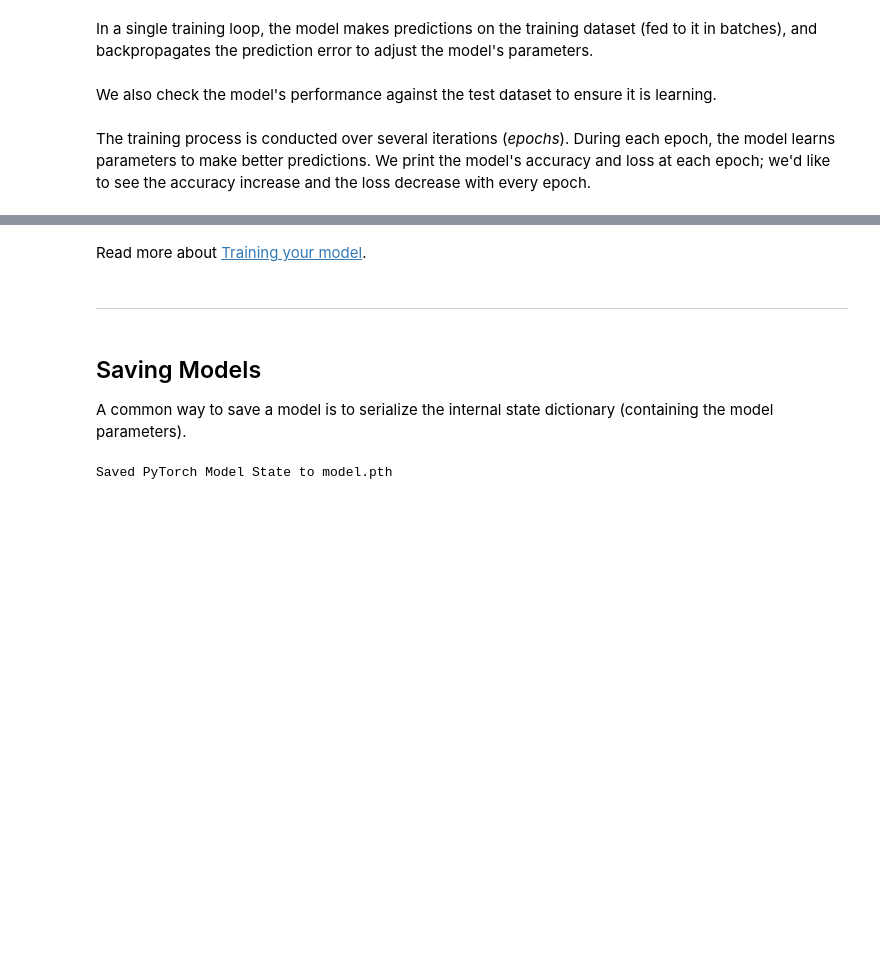
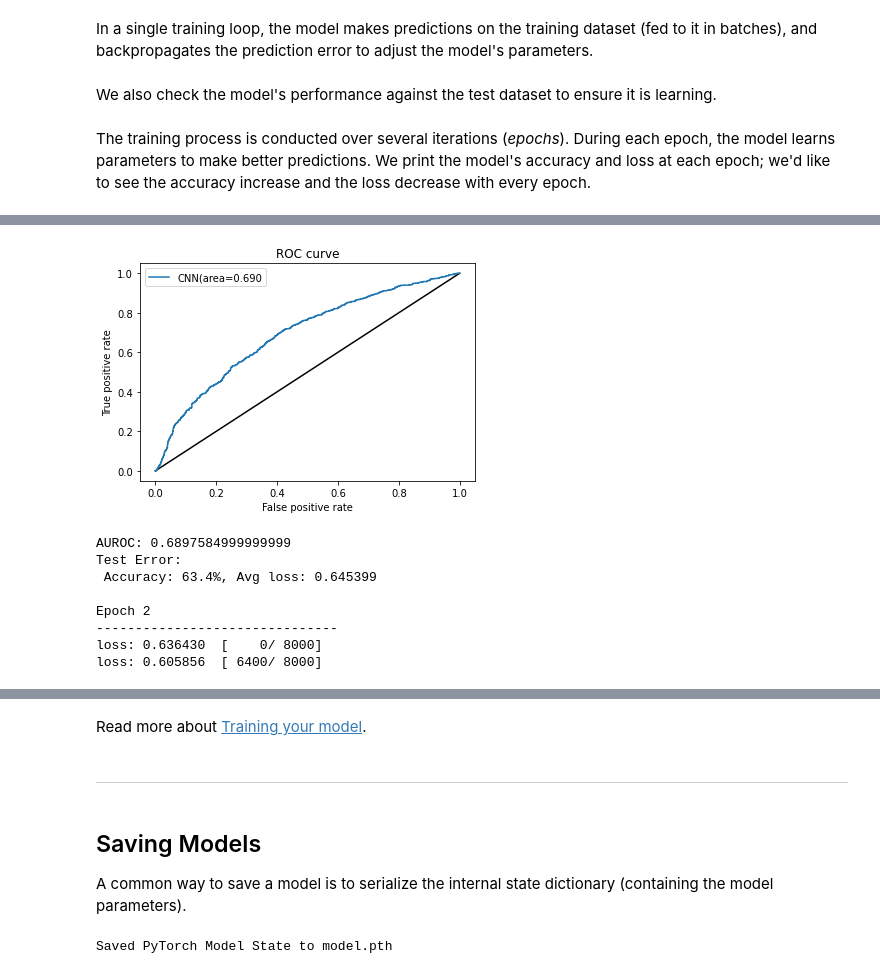
Before and after one commit to tyganderson/catclassifier-tyganderson, a Jupyter notebook: pytorch_tutorial.ipynb, the cells around one changed output, grey strips where cells are left out. Cells and saved outputs as stored; diff of their text form; code cells hidden in the pictures; blank space fills up the shorter version.

```diff
--- a/pytorch_tutorial.ipynb
+++ b/pytorch_tutorial.ipynb
@@ -220,17 +241,29 @@ def test(dataloader, model, loss_fn):
     with torch.no_grad():
         for X, y in dataloader:
             X, y = X.to(device), y.float().to(device)
+
+            # Get model prediction
             pred = model(X)
+            y_preds.append(pred)
 
-            y_preds.append(pred)
+            # Calculate loss of prediction
+            loss = loss_fn(pred, y).item()
+
+            # Append loss to validation losses
+            valid_losses.append(loss)
+
+            # Append label (y) to list
             ys.append(y)
 
+            # Update average test_loss & correct # count
             test_loss += loss_fn(pred, y).item()
             correct += (torch.round(pred) == y).type(torch.float).sum().item()
 
     # Convert array of predictions and actuals to needed format
-    y_preds = np.asarray(torch.cat(y_preds).cpu())
-    ys = np.asarray(torch.cat(ys).cpu())
+    y_preds = torch.cat(y_preds)
+    y_preds = np.asarray(y_preds.cpu())
+    ys = torch.cat(ys)
+    ys = np.asarray(ys.cpu())
 
     # Calculate ROC Curve & AUROC
     fpr, tpr, thresholds = metrics.roc_curve(ys, y_preds)
@@ -249,7 +282,7 @@ def test(dataloader, model, loss_fn):
 
     test_loss /= num_batches
     correct /= size
-    print(f"Test Error: \n Accuracy: {(100*correct):>0.1f}%, Avg loss: {test_loss:>8f} \n")
+    print(f"Test Error: \n Accuracy: {(100*correct):>0.1f}%, Avg loss: {test_loss:>8f}")
 # %% [markdown]
 The training process is conducted over several iterations (*epochs*). During each epoch, the model learns
 parameters to make better predictions. We print the model's accuracy and loss at each epoch; we'd like to see the
@@ -315,0 +290,51 @@ loss: 0.551033  [ 6400/ 8000]
+# %%
+# Number of epochs
+epochs = 40
+
+# Variables for early stopping
+min_validation_loss = 0
+early_stop_counter = 0
+
+for t in range(epochs):
+    print(f"\nEpoch {t+1}\n-------------------------------")
+
+    # Train model during epoch
+    train(train_dataloader, model, loss_fn, optimizer)
+
+    # Test model during epoch
+    test(test_dataloader, model, loss_fn)
+
+    # Determine average losses during training & testing
+    train_loss = np.average(train_losses)
+    valid_loss = np.average(valid_losses)
+    avg_train_losses.append(train_loss)
+    avg_valid_losses.append(valid_loss)
+
+    # Clear lists for next epoch
+    train_losses = []
+    valid_losses = []
+
+    # If first epoch, save validation loss as current mininmum
+    if t == 0:
+      min_validation_loss = valid_loss
+
+    # If validation loss is decreasing, save our model
+    else:
+      if valid_loss < min_validation_loss:
+        torch.save(model.state_dict(), "model.pth")
+        print("Saved PyTorch Model State to model.pth")
+        min_validation_loss = valid_loss
+        early_stop_counter = 0
+
+      # If it's not increasing, start our counter for early stopping
+      else:
+        early_stop_counter += 1
+        if early_stop_counter >= 5:
+          break
+
+print("Done!")
+
+# Load the model at the point of lowest validation loss
+model = NeuralNetwork()
+model.load_state_dict(torch.load("model.pth"))
+# %% [output]
@@ -315,0 +345,9 @@ loss: 0.551033  [ 6400/ 8000]
+[figure, added]
+AUROC: 0.6897584999999999
+Test Error:
+ Accuracy: 63.4%, Avg loss: 0.645399
+
+Epoch 2
+-------------------------------
+loss: 0.636430  [    0/ 8000]
+loss: 0.605856  [ 6400/ 8000]
```
Also changed, not shown: parts of 11 cells of this notebook.
